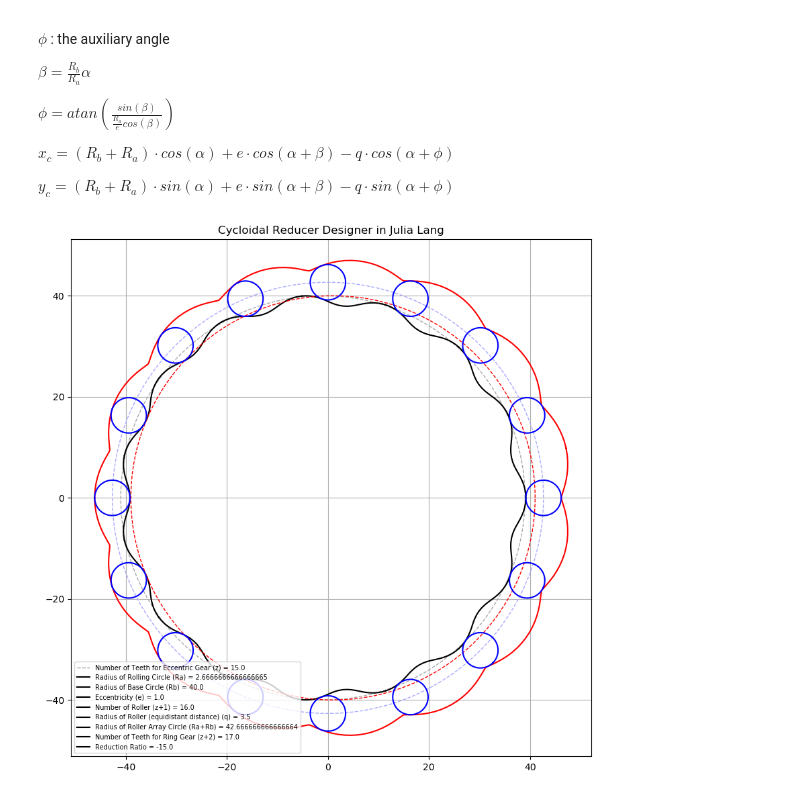
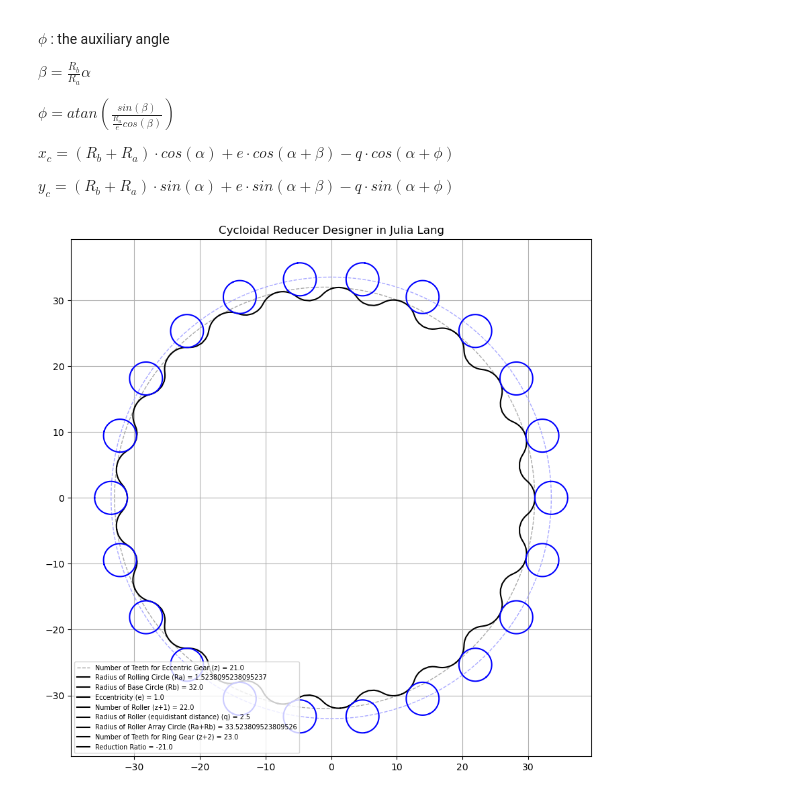
Before and after one commit to dymaxionkim/CRD, a Jupyter notebook: CRD.ipynb, the cells around one changed output. Saved outputs shown, nothing was run; the diff lists cells and outputs as text; code cells hidden in the pictures.

```diff
--- a/CRD.ipynb
+++ b/CRD.ipynb
@@ -42,11 +42,12 @@ PyPlot.svg(true)
 
 ##############################################################################################
 ## Parameters
-z = 15.00;    # Number of Teeth for Eccentric Gear
-Rb = 40.00;   # Radius of Base Circle
+z = 21.0;     # Number of Teeth for Eccentric Gear
+Rb = 32.00;   # Radius of Base Circle
 e = 1.00;     # Eccentricity
-q = 3.50;     # Radius of Roller (equidistant distance)
+q = 2.50 ;    # Radius of Roller (equidistant distance)
 Ra = Rb/z;    # Radius of Rolling Circle
+Ring = 0;     # Ring Gear On/Off
 
 ##############################################################################################
 ## Control Points
@@ -56,7 +57,7 @@ alpha = [0.0:deg2rad(360.0/point):(2*pi);];
 ##############################################################################################
 ## Calculate for Eccentric Gear
 thetaE = deg2rad(360.0/z);
-pointE = floor(Int64,(360.0/z));
+pointE = floor(Int64,(2.0*360.0/z));
 alphaE = [0.0:(thetaE/pointE):thetaE;];
 beta = (Rb/Ra).*alphaE;
 phi = atan.( sin.(beta) ./ ((Ra/e).+cos.(beta)) );
@@ -106,8 +107,10 @@ for i=1:floor(Int64,z)
     plot(Xc2.-e, Yc2, color="#000000", linewidth="1.5")
 end
 # Ring Gear
-plot( Rb.*cos.(alpha).+e, Rb.*sin.(alpha), color="#ff0000", linewidth="1", linestyle="--" )
-plot(XcR2, YcR2, color="#ff0000", linewidth="1.5")
+if Ring==1
+    plot( Rb.*cos.(alpha).+e, Rb.*sin.(alpha), color="#ff0000", linewidth="1", linestyle="--" )
+    plot(XcR2, YcR2, color="#ff0000", linewidth="1.5")
+end
 # Rollers
 plot( (Rb+Ra).*cos.(alpha), (Rb+Ra).*sin.(alpha), color="#aaaaff", linewidth="1", linestyle="--" )
 for i=1:floor(Int64,z)+1
@@ -174,47 +177,53 @@ println(fileout, "circle")
 println(fileout, "0,0")
 println(fileout, (Rb+Ra))
 # Ring Gear
-println(fileout, "spline")
-for i=1:floor(Int64,length(alpha))
-    println(fileout, XcR2[i],",",YcR2[i])
+if Ring==1
+    println(fileout, "spline")
+    for i=1:floor(Int64,length(alpha))
+        println(fileout, XcR2[i],",",YcR2[i])
+    end
+    println(fileout, "")
+    println(fileout, "")
+    println(fileout, "")
 end
-println(fileout, "")
-println(fileout, "")
-println(fileout, "")
 close(fileout)
 
 ##############################################################################################
 ## Save case_eccentric_gear.csv
 fileout = open("case_eccentric_gear.csv", "w")
 for i=1:floor(Int64,z)
     for j=1:floor(Int64,length(Xc))
         temp_Xc = Xc.*cos(i*thetaE).-Yc.*sin(i*thetaE);
         temp_Yc = Xc.*sin(i*thetaE).+Yc.*cos(i*thetaE);
         println(fileout, temp_Xc[j].-e,",",temp_Yc[j],",0.0")
     end
 end
 close(fileout)
 
 ##############################################################################################
 ## Save case_ring_gear.csv
-fileout = open("case_ring_gear.csv", "w")
-for i=1:floor(Int64,length(XcR2))
-    println(fileout, XcR2[i],",",YcR2[i],",0.0")
+if Ring==1
+    fileout = open("case_ring_gear.csv", "w")
+    for i=1:floor(Int64,length(XcR2))
+        println(fileout, XcR2[i],",",YcR2[i],",0.0")
+    end
+    close(fileout)
 end
-close(fileout)
 
 ##############################################################################################
 ## Save case_spec.csv
 fileout = open("case_spec.csv", "w")
 println(fileout, "Number of Teeth for Eccentric Gear (z),",z)
 println(fileout, "Radius of Rolling Circle (Ra),",Ra)
 println(fileout, "Radius of Base Circle (Rb),",Rb)
 println(fileout, "Eccentricity (e),",e)
-println(fileout, "Number of Roller (z+1) =,",(z+1))
+println(fileout, "Number of Roller (z+1),",(z+1))
 println(fileout, "Radius of Roller (equidistant distance) (q),",q)
 println(fileout, "Radius of Roller Array Circle (Ra+Rb), ", (Ra+Rb))
-println(fileout, "Number of Teeth for Ring Gear (z+2), ", (z+2))
+if Ring==1
+    println(fileout, "Number of Teeth for Ring Gear (z+2), ", (z+2))
+end
 println(fileout, "Reduction Ratio,",(z/(-1)))
 close(fileout)
 # %% [output]
-[figure, old version]
+[figure, new version]
```
Also changed, not shown: 7 other files.
